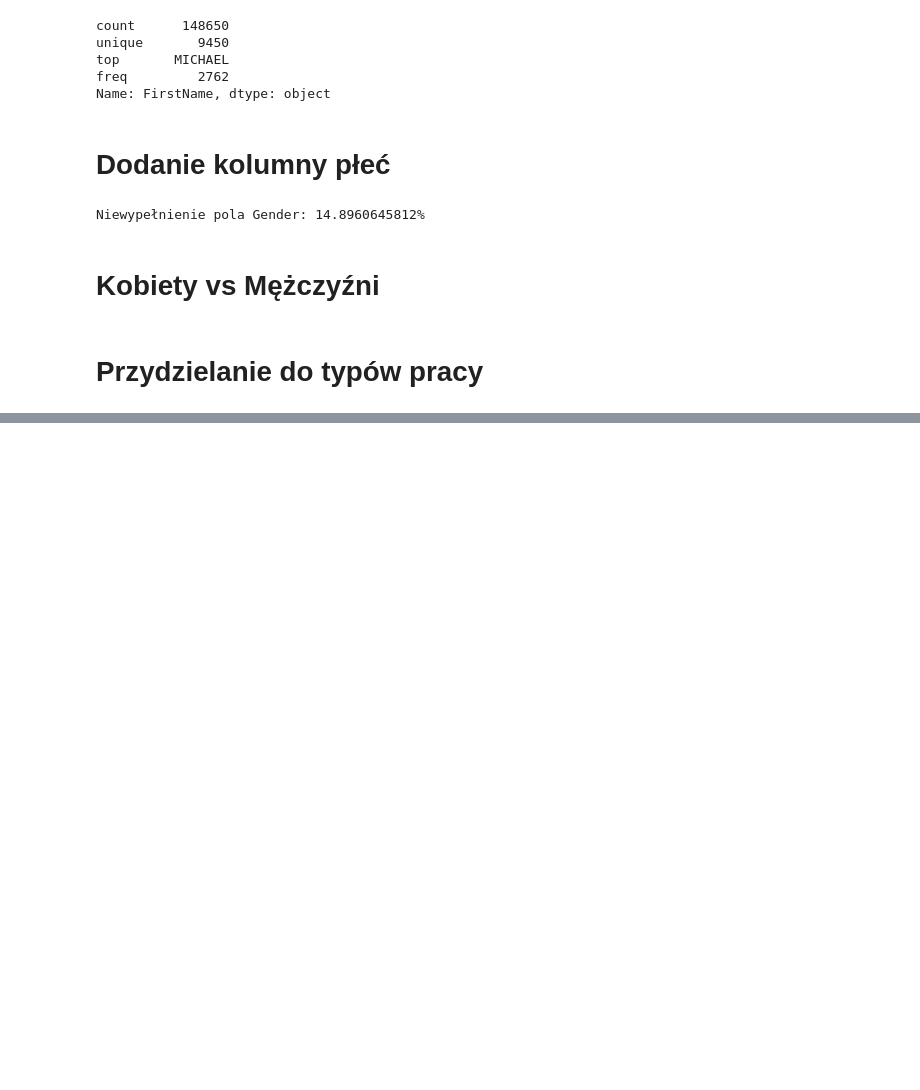
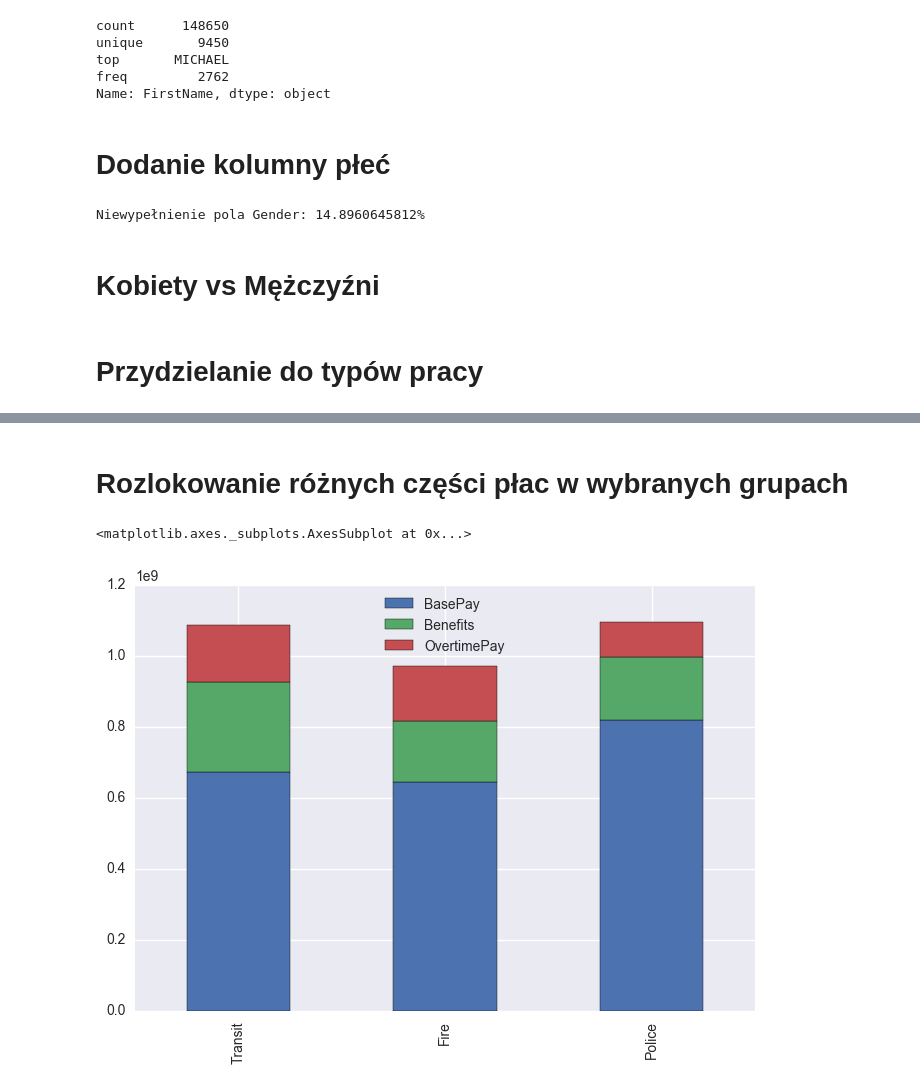
Before and after one commit to cocsackie/EKS, a Jupyter notebook: zespol38.ipynb, the cells around one changed output, grey strips where cells are left out. Cells and saved outputs as stored; diff of their text form; code cells hidden in the pictures; blank space fills up the shorter version.

```diff
--- a/zespol38.ipynb
+++ b/zespol38.ipynb
@@ -416,0 +399,27 @@ def worddist(p1, p2):
+# %%
+#data[data.JobTitle == 'ACCOUNT CLERK'].groupby(['Gender']).describe()
+#data[data.JobTitle == 'ACCOUNT CLERK'].groupby(['Year', 'Gender']).describe().hist()
+
+firedata = data[data['JobTitle'].map(lambda x: x.find('FIRE') != -1)]
+policedata = data[data['JobTitle'].map(lambda x: x.find('POLICE') != -1)]
+medicaldata = data[data['JobTitle'].map(lambda x: x.find('MEDICAL') != -1)]
+transitdata = data[data['JobTitle'].map(lambda x: x.find('TRANSIT') != -1)]
+
+#transitdata.plot.hexbin(x='Year', y='TotalPayBenefits', C='Gender', gridsize=25)
+# %% [markdown]
+# Rozlokowanie różnych części płac w wybranych grupach
+# %%
+
+
+def createBarSet(data):
+    barset = pd.DataFrame({ 'BasePay' : [data.BasePay.sum()], 'OvertimePay': [data.OvertimePay.sum()], 'Benefits': [data.Benefits.sum()]})
+    return barset
+
+bardata = createBarSet(transitdata).append(createBarSet(firedata)).append(createBarSet(policedata))
+
+bardata.index = ['Transit', 'Fire', 'Police']
+
+bardata.plot.bar(stacked=True)
+# %% [output]
+<matplotlib.axes._subplots.AxesSubplot at 0x...>
+[figure, added]
```
Also changed, not shown: parts of 10 cells of this notebook.
